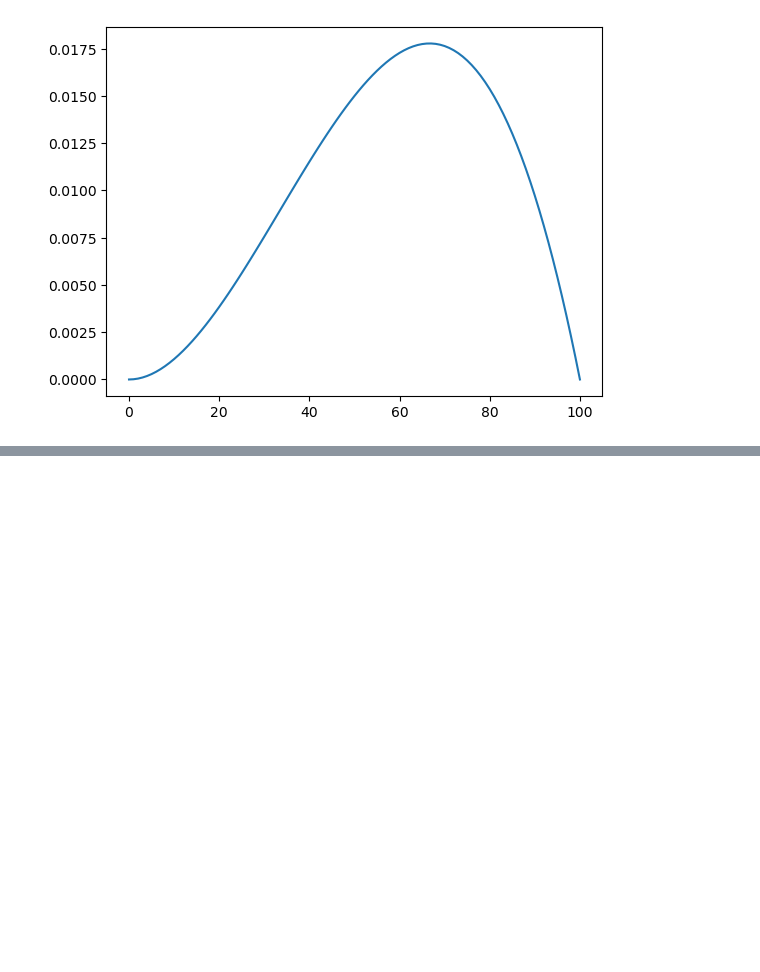
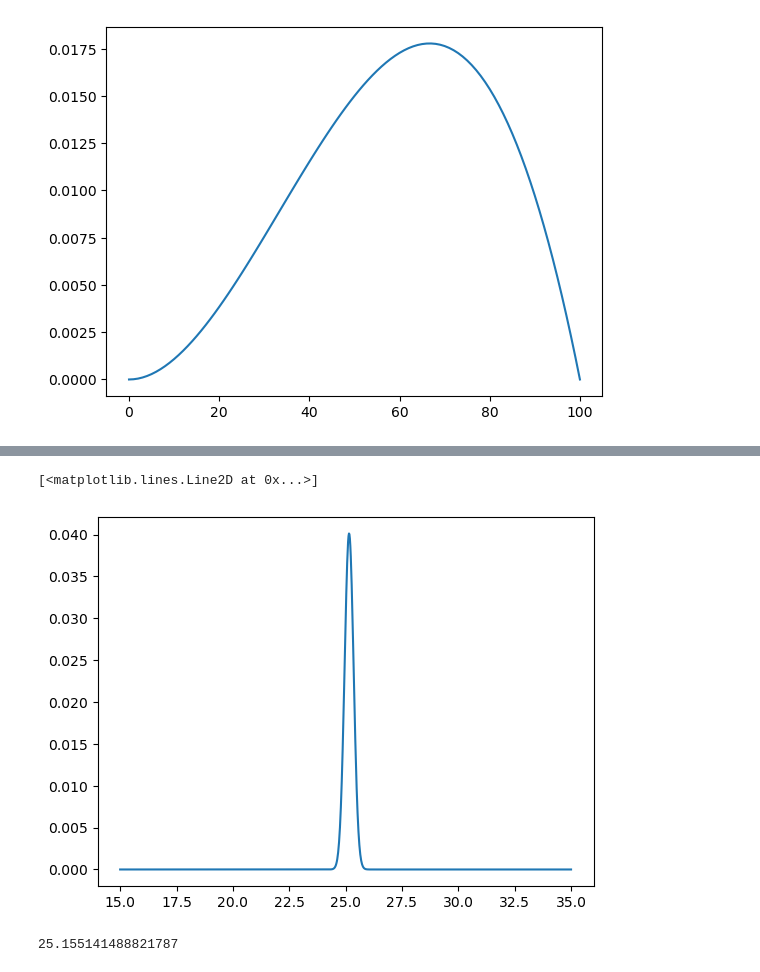
Before and after one commit to SHlee-TDA/Statistics, a Jupyter notebook: Bayseian/bayes_statistics.ipynb, the cells around one changed output, grey strips where cells are left out. Drawn from its saved outputs; the diff is of its cells as text; code cells hidden in the pictures; blank space fills up the shorter version.

```diff
--- a/Bayseian/bayes_statistics.ipynb
+++ b/Bayseian/bayes_statistics.ipynb
@@ -279,0 +314,21 @@ posterior.plot()
+# %%
+posterior = np.zeros_like(prior.pdf(x = x))
+numerators = np.zeros_like(prior.pdf(x=x))
+
+for idx, density in enumerate(prior.pdf(x = x)):
+    theta = x[idx]
+    sample_dist = norm(loc = theta, scale = sigma)
+    likelihood = np.prod(sample_dist.pdf(x=data))
+    numerator = likelihood * density
+    numerators[idx] = numerator
+    denumerator = np.sum(numerators)
+    posterior = numerators/denumerator
+# %%
+plt.plot(x, posterior)
+# %% [output]
+[<matplotlib.lines.Line2D at 0x...>]
+[figure, added]
+# %%
+mu
+# %% [output]
+25.155141488821787
```
Also changed, not shown: parts of 5 cells of this notebook.
